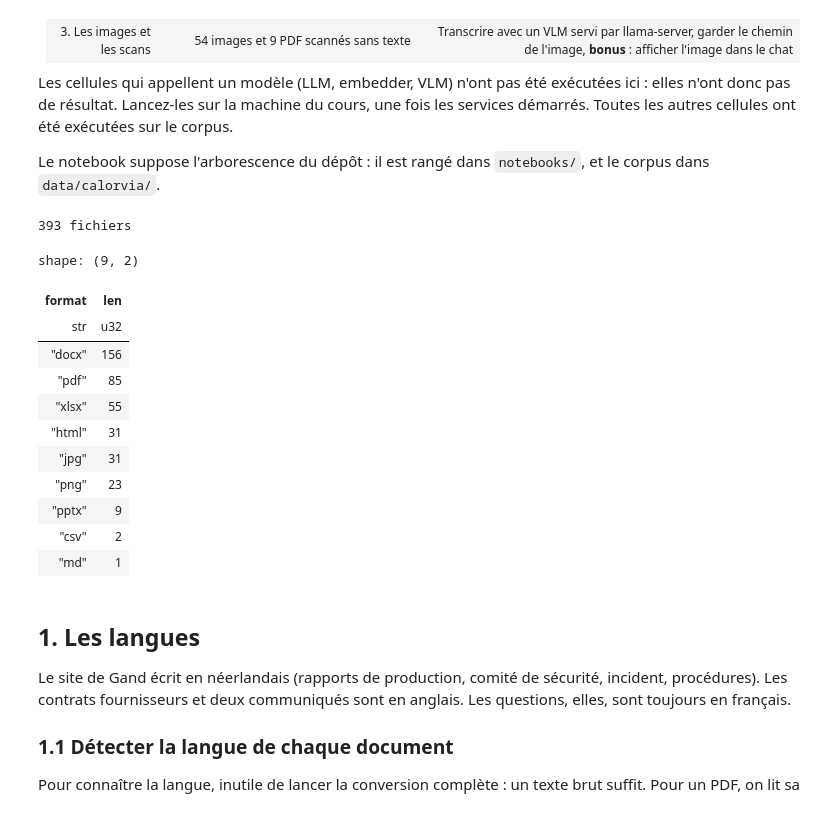
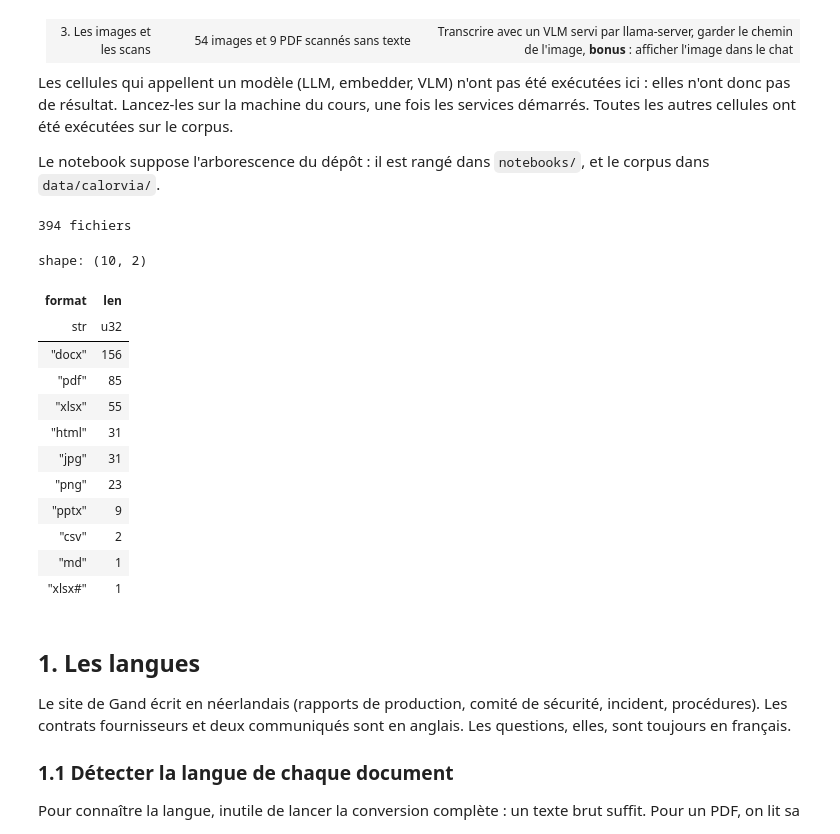
Before and after one commit to Nicolas1936/calorvia_rag, a Jupyter notebook: notebooks/labo_calorvia_pistes.ipynb, the cells around one changed output. Drawn from its saved outputs; the diff is of its cells as text; code cells hidden in the pictures.

```diff
--- a/notebooks/labo_calorvia_pistes.ipynb
+++ b/notebooks/labo_calorvia_pistes.ipynb
@@ -20,37 +20,38 @@ from openai import OpenAI
 
 ROOT = Path.cwd().parent if Path.cwd().name == "notebooks" else Path.cwd()
 CORPUS = ROOT / "data" / "calorvia"
 
 # In the application, these values come from config.py (.env)
 LLM_URL, LLM_MODEL = "http://localhost:8000/v1", "llm"
-EMBEDDINGS_URL, EMBEDDING_MODEL = "http://localhost:8001/v1", "embedder"
-VLM_URL, VLM_MODEL = "http://localhost:8003/v1", "vlm"
+EMBEDDINGS_URL, EMBEDDING_MODEL = "http://localhost:8001/v1", "bge-m3"
+VLM_URL, VLM_MODEL = "http://localhost:8005/v1", "vlm"
 
 pl.Config.set_tbl_rows(30)
 pl.Config.set_fmt_str_lengths(90)
 pl.Config.set_tbl_width_chars(160)
 
 files = pl.DataFrame([
     {"path": str(p.relative_to(CORPUS)), "folder": p.relative_to(CORPUS).parts[0],
      "format": p.suffix.lower().lstrip("."), "size_kb": round(p.stat().st_size / 1024, 1)}
     for p in sorted(CORPUS.rglob("*")) if p.is_file()
 ])
 print(len(files), "fichiers")
 files.group_by("format").len().sort("len", descending=True)
 # %% [output]
-393 fichiers
+394 fichiers
-shape: (9, 2)
+shape: (10, 2)
 | format | len |
 | str | u32 |
 | "docx" | 156 |
 | "pdf" | 85 |
 | "xlsx" | 55 |
 | "html" | 31 |
 | "jpg" | 31 |
 | "png" | 23 |
 | "pptx" | 9 |
 | "csv" | 2 |
 | "md" | 1 |
+| "xlsx#" | 1 |
 # %% [markdown]
 ## 1. Les langues
 
```
Also changed, not shown: parts of 5 cells of this notebook, 16 other files.
